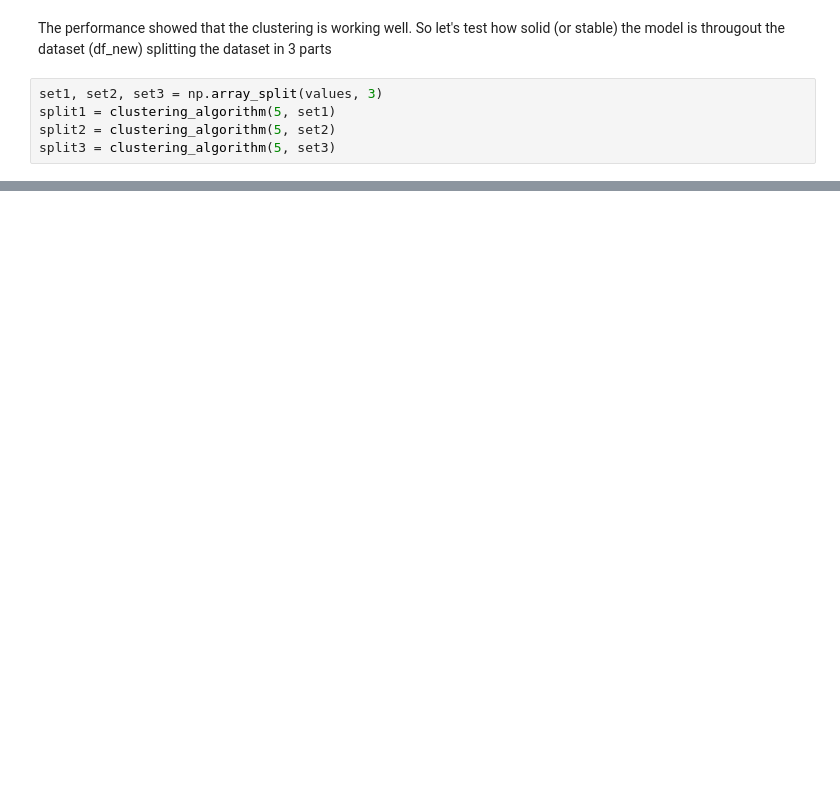
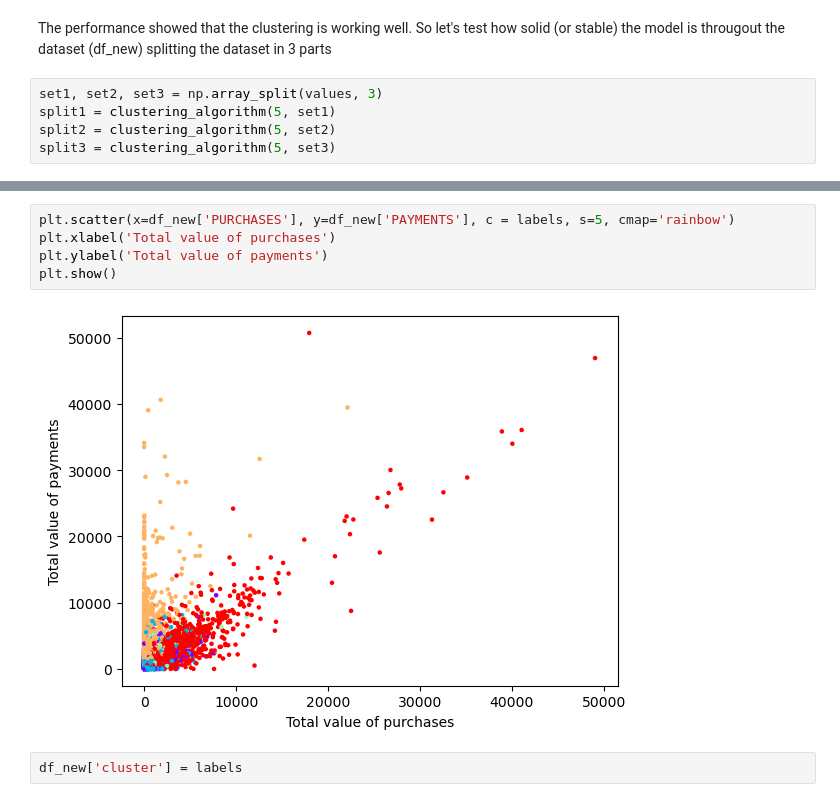
Before and after one commit to vinimoti/Credit-card-Cluster-training, a Jupyter notebook: Cluster Credit Card.ipynb, the cells around one changed output, grey strips where cells are left out. Cells and saved outputs as stored; diff of their text form; blank space fills up the shorter version.

Commit message:
Analysis and pre-labelling processing of the clusters

```diff
--- a/Cluster Credit Card.ipynb
+++ b/Cluster Credit Card.ipynb
@@ -488,0 +511,9 @@ print(((split1[0]+split2[0]+split3[0])/3),((split1[1]+split2[1]+split3[1])/3),((
+# %%
+plt.scatter(x=df_new['PURCHASES'], y=df_new['PAYMENTS'], c = labels, s=5, cmap='rainbow')
+plt.xlabel('Total value of purchases')
+plt.ylabel('Total value of payments')
+plt.show()
+# %% [output]
+[figure, added]
+# %%
+df_new['cluster'] = labels
```
Also changed, not shown: parts of 22 cells of this notebook.
